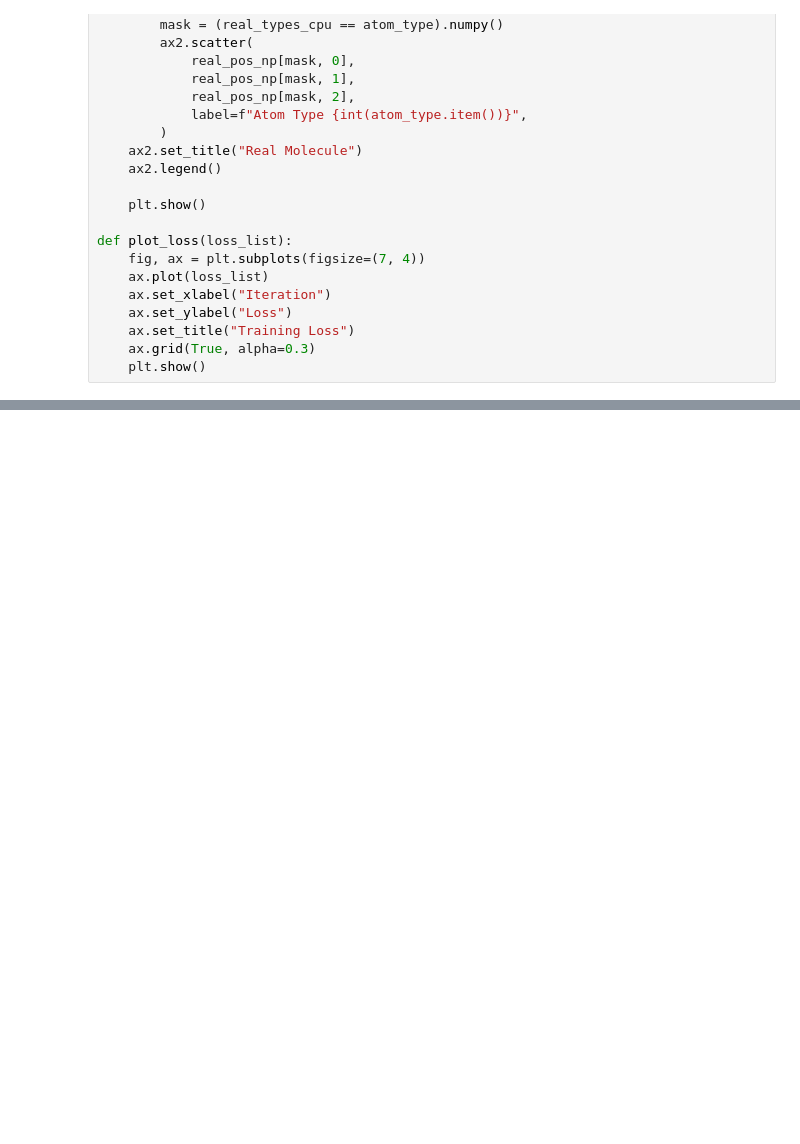
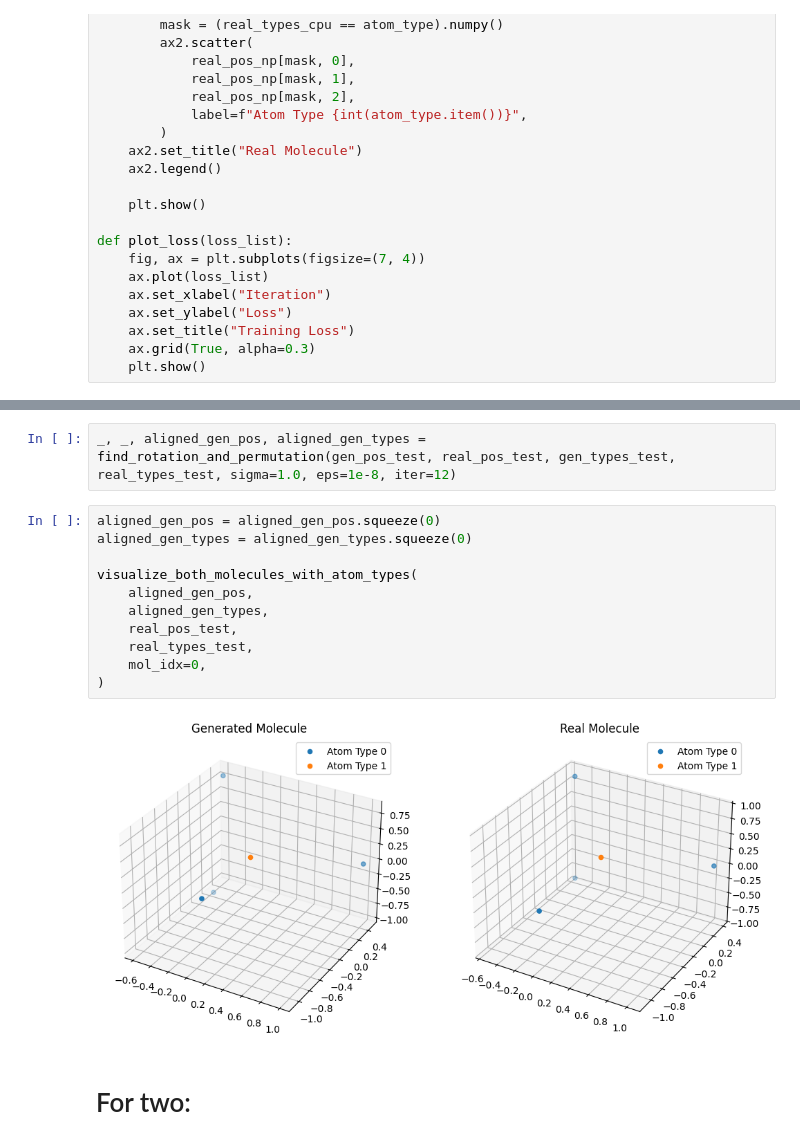
Before and after one commit to edovergna/equi-drifting, a Jupyter notebook: notebooks/aligned_loss.ipynb, the cells around one changed output, grey strips where cells are left out. Cells and saved outputs as stored; diff of their text form; blank space fills up the shorter version.

```diff
--- a/notebooks/aligned_loss.ipynb
+++ b/notebooks/aligned_loss.ipynb
@@ -1356,0 +751,17 @@ Atom Stability Fraction: 0.0329, Molecule Stability Fraction: 0.0000
+# %%
+_, _, aligned_gen_pos, aligned_gen_types = find_rotation_and_permutation(gen_pos_test, real_pos_test, gen_types_test, real_types_test, sigma=1.0, eps=1e-8, iter=12)
+# %%
+aligned_gen_pos = aligned_gen_pos.squeeze(0)
+aligned_gen_types = aligned_gen_types.squeeze(0)
+
+visualize_both_molecules_with_atom_types(
+    aligned_gen_pos,
+    aligned_gen_types,
+    real_pos_test,
+    real_types_test,
+    mol_idx=0,
+)
+# %% [output]
+[figure, added]
+# %% [markdown]
+# For two:
```
Also changed, not shown: parts of 49 cells of this notebook, 1 other file.
